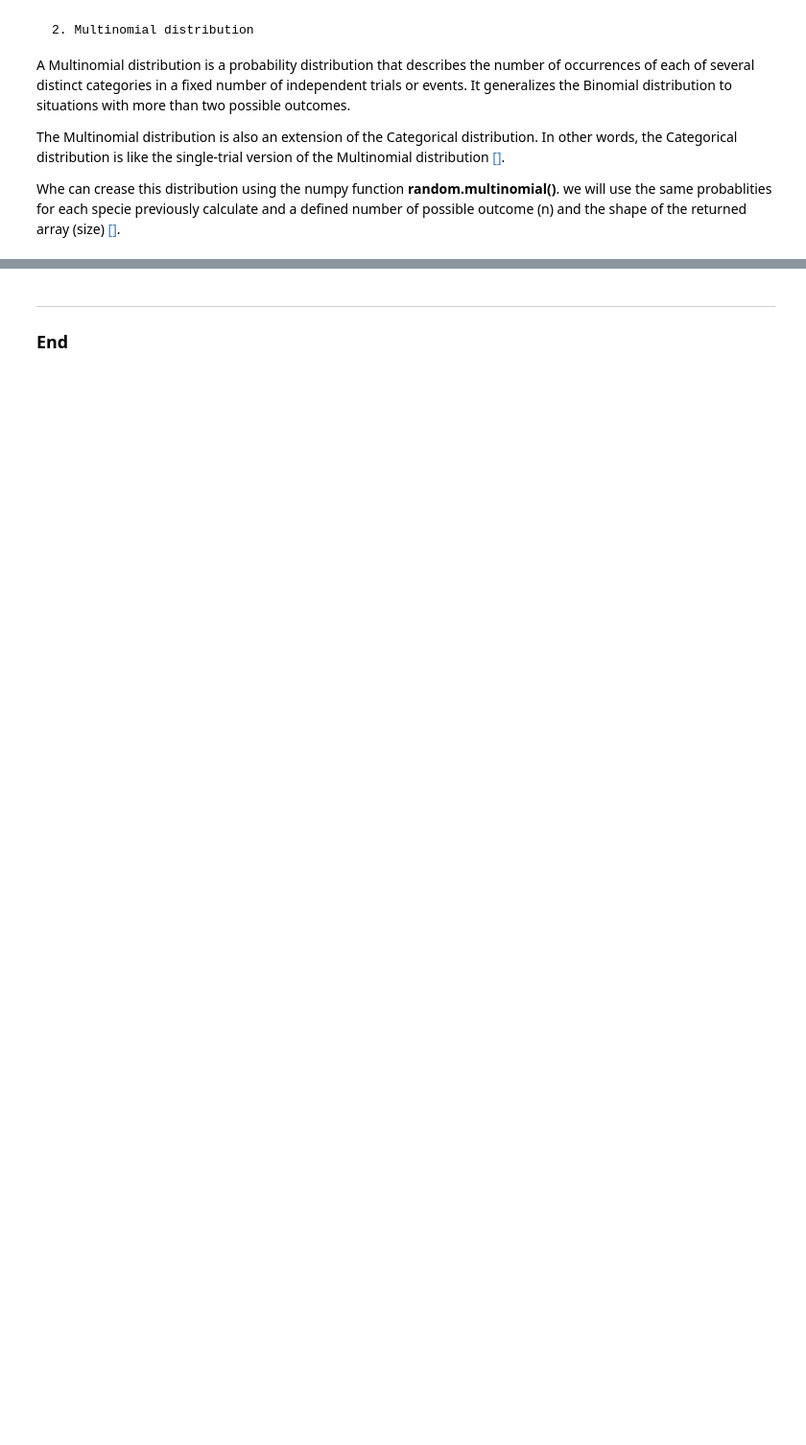
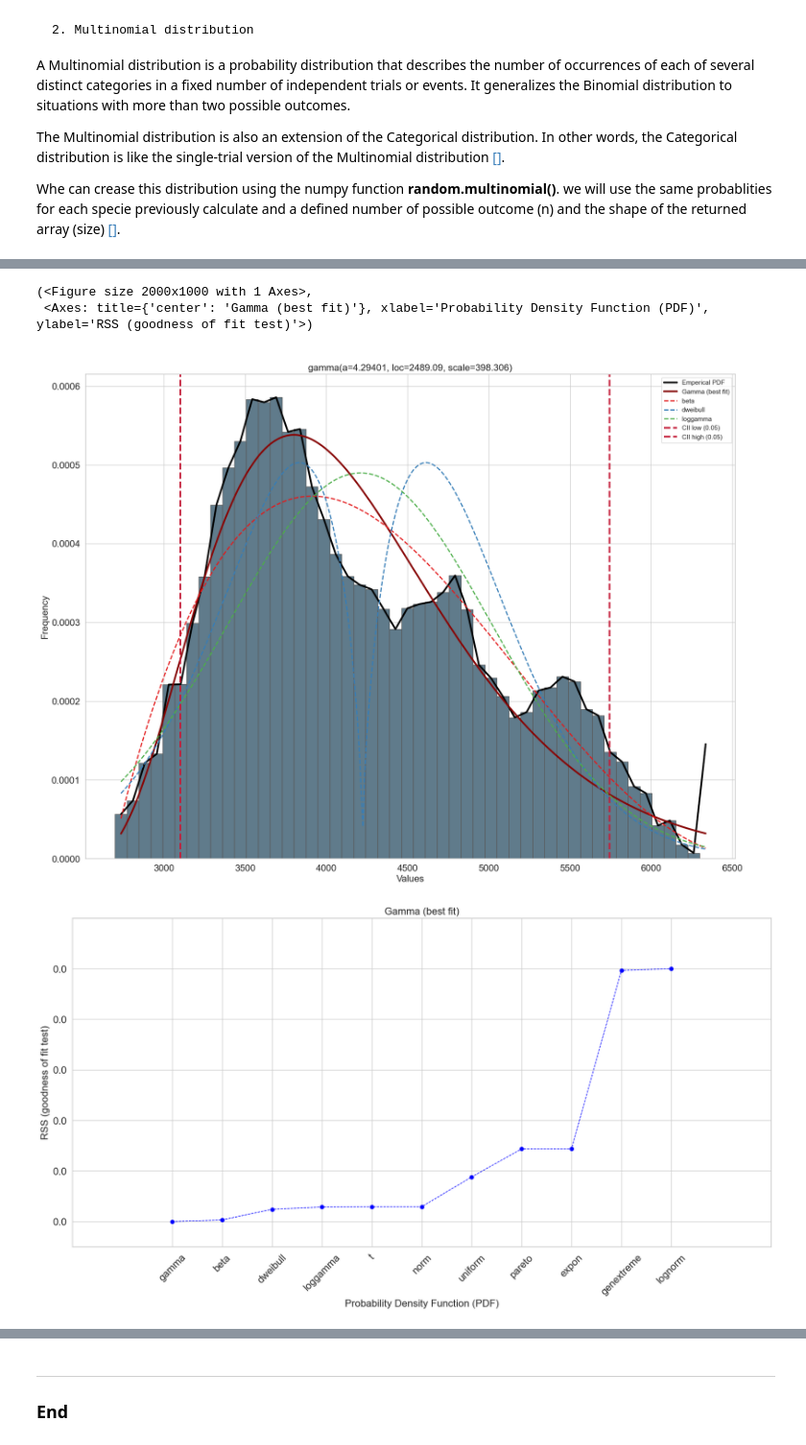
Before and after one commit to Cecilia8989/fund_data_analysis, a Jupyter notebook: task.ipynb, the cells around one changed output, grey strips where cells are left out. Shown at 96% size. Cells and saved outputs as stored; diff of their text form; code cells hidden in the pictures; blank space fills up the shorter version.

```diff
--- a/task.ipynb
+++ b/task.ipynb
@@ -944,0 +1026,11 @@ array([[1, 0, 1],
+# %%
+# import distfit
+from distfit import distfit
+
+# Initialize distfit
+dist_Body_Mass = distfit(bins=50, smooth=5)
+
+# Determine best-fitting probability distribution for data
+dist_Body_Mass.fit_transform(Body_mass)
+# Print summary of evaluated distributions
+print(dist_Body_Mass.summary)
@@ -944,0 +1073,10 @@ array([[1, 0, 1],
+# %%
+# Plot the results of the 'distfit' analysis for the body mass data
+dist_Body_Mass.plot(n_top=3)
+# Generate a summary plot for the 'distfit' analysis
+dist_Body_Mass.plot_summary()
+# %% [output]
+(<Figure size 2000x1000 with 1 Axes>,
+ <Axes: title={'center': 'Gamma (best fit)'}, xlabel='Probability Density Function (PDF)', ylabel='RSS (goodness of fit test)'>)
+[figure, added]
+[figure, added]
```
Also changed, not shown: parts of 25 cells of this notebook, 1 other file.
